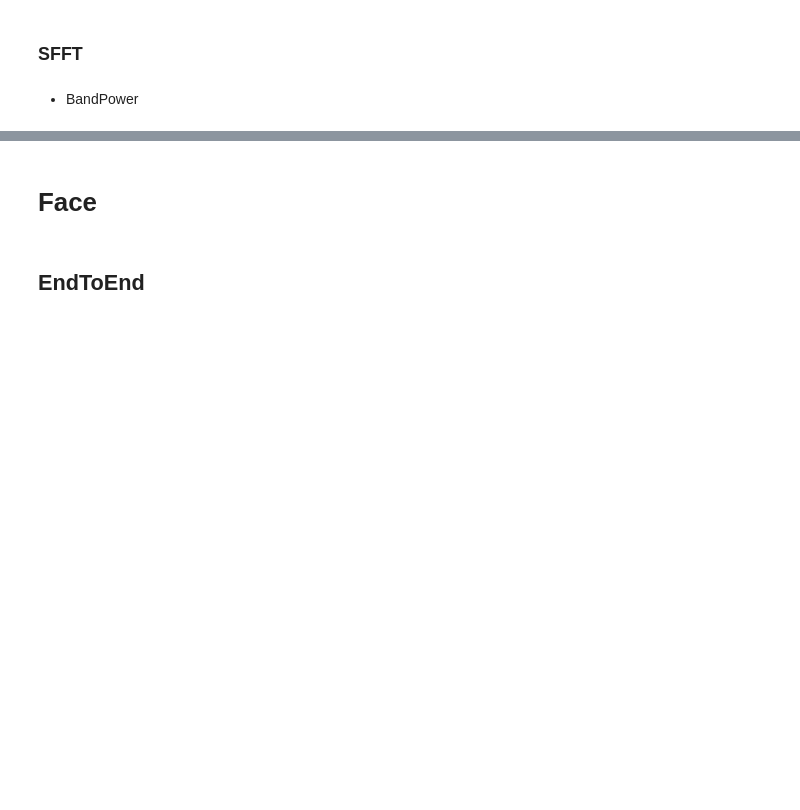
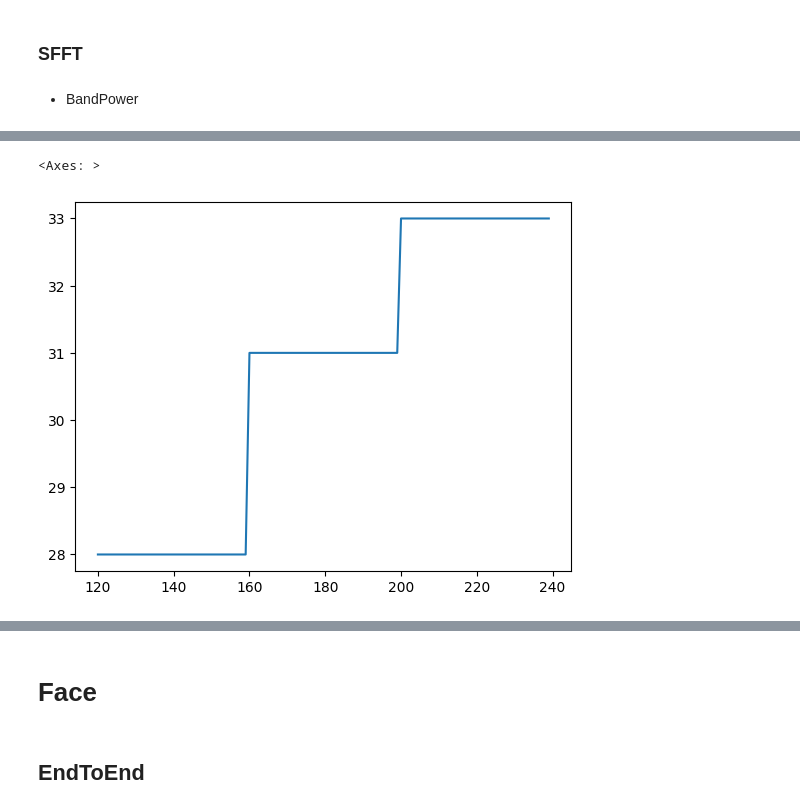
Before and after one commit to FranticEr/NNI, a Jupyter notebook: notebook/DataProcess/DatasetSummery_0231119.ipynb, the cells around one changed output, grey strips where cells are left out. Drawn from its saved outputs; the diff is of its cells as text; code cells hidden in the pictures; blank space fills up the shorter version.

```diff
--- a/notebook/DataProcess/DatasetSummery_0231119.ipynb
+++ b/notebook/DataProcess/DatasetSummery_0231119.ipynb
@@ -127,0 +207,5 @@ from project.dataprocess.FolderTree import getDataPath,getOutPath
+# %%
+a[a['ID']==2].plot()
+# %% [output]
+<Axes: >
+[figure, added]
```
Also changed, not shown: parts of 25 cells of this notebook, 16 other files.
